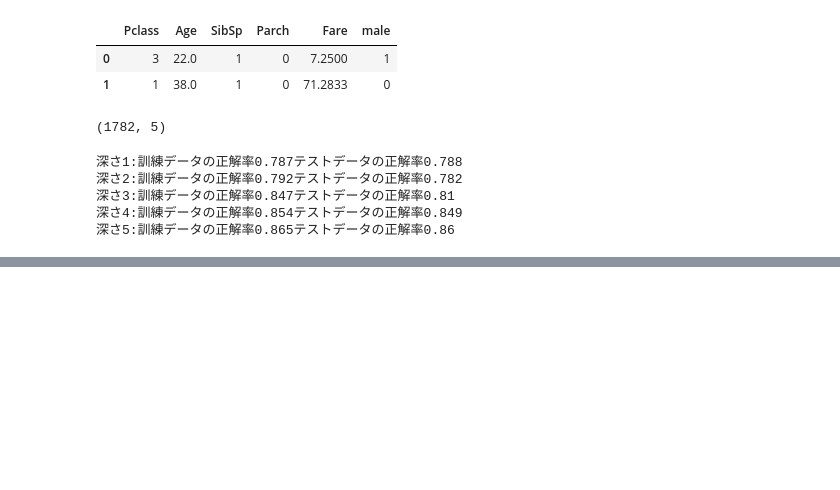
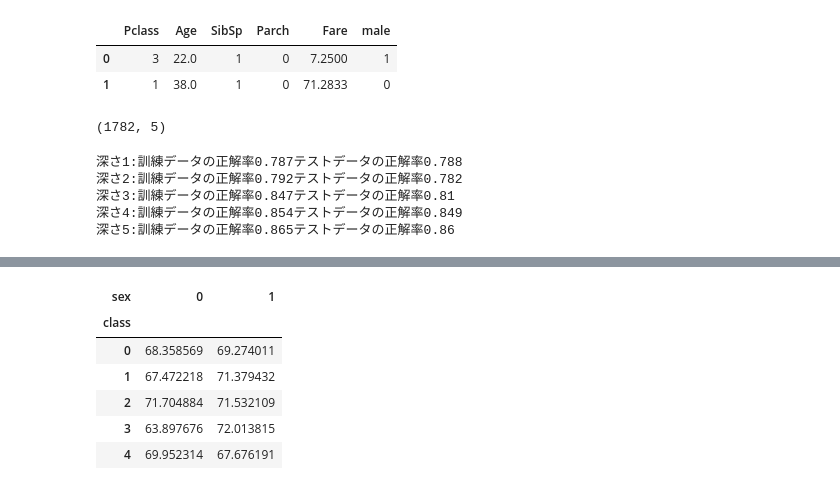
Before and after one commit to kawanodaiya/python, a Jupyter notebook: titanic.ipynb, the cells around one changed output, grey strips where cells are left out. Cells and saved outputs as stored; diff of their text form; code cells hidden in the pictures; blank space fills up the shorter version.

```diff
--- a/titanic.ipynb
+++ b/titanic.ipynb
@@ -318,0 +337,3 @@ with open('survived.pkl', 'wb') as f:
+# %%
+df = pd.read_csv('ex4.csv')
+df.head(3)
@@ -318,0 +360,10 @@ with open('survived.pkl', 'wb') as f:
+# %%
+pd.pivot_table(df, index = 'class', columns = 'sex', values = 'score')
+# %% [output]
+| sex | 0 | 1 |
+| class |  |  |
+| 0 | 68.358569 | 69.274011 |
+| 1 | 67.472218 | 71.379432 |
+| 2 | 71.704884 | 71.532109 |
+| 3 | 63.897676 | 72.013815 |
+| 4 | 69.952314 | 67.676191 |
```
Also changed, not shown: parts of 9 cells of this notebook, 1 other file.
